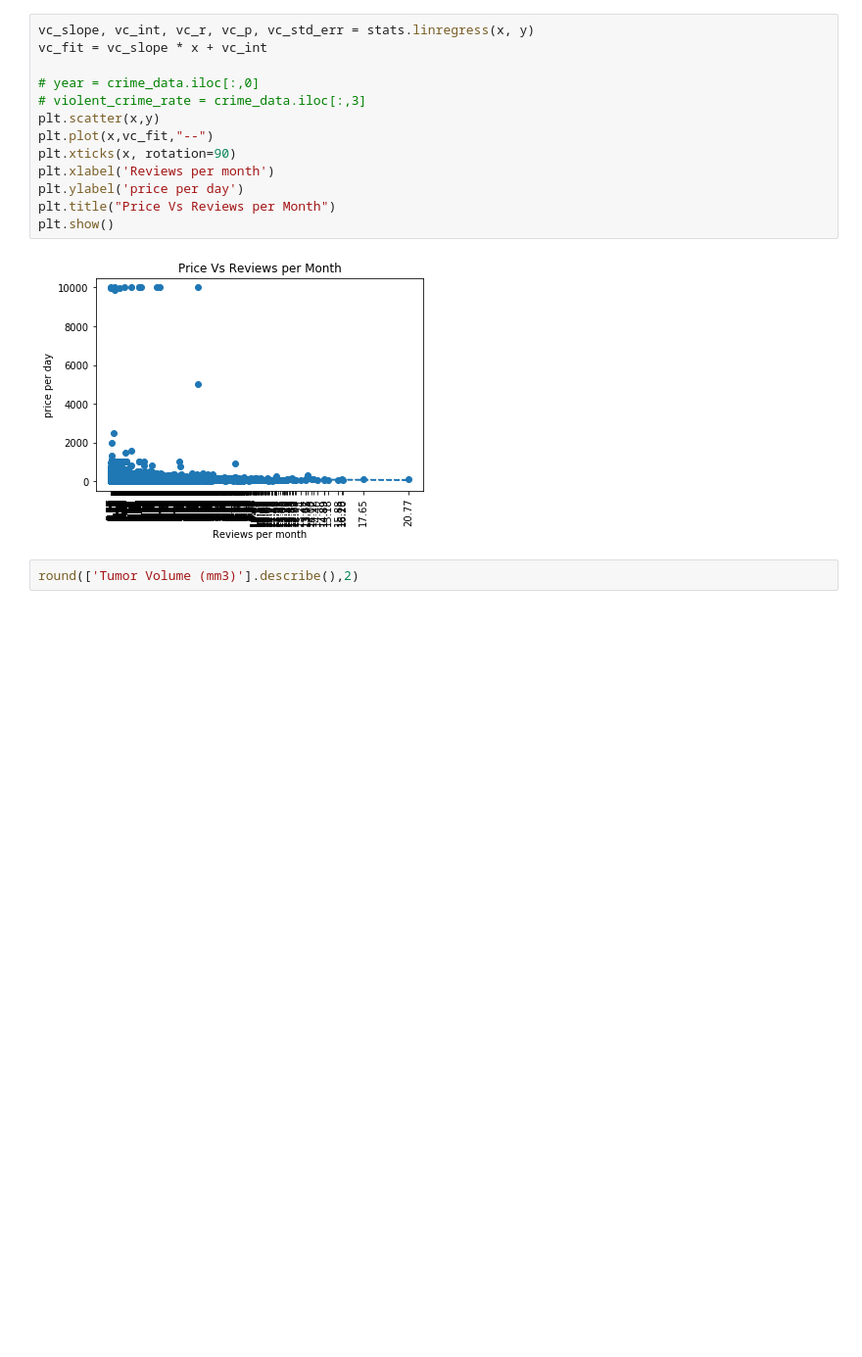
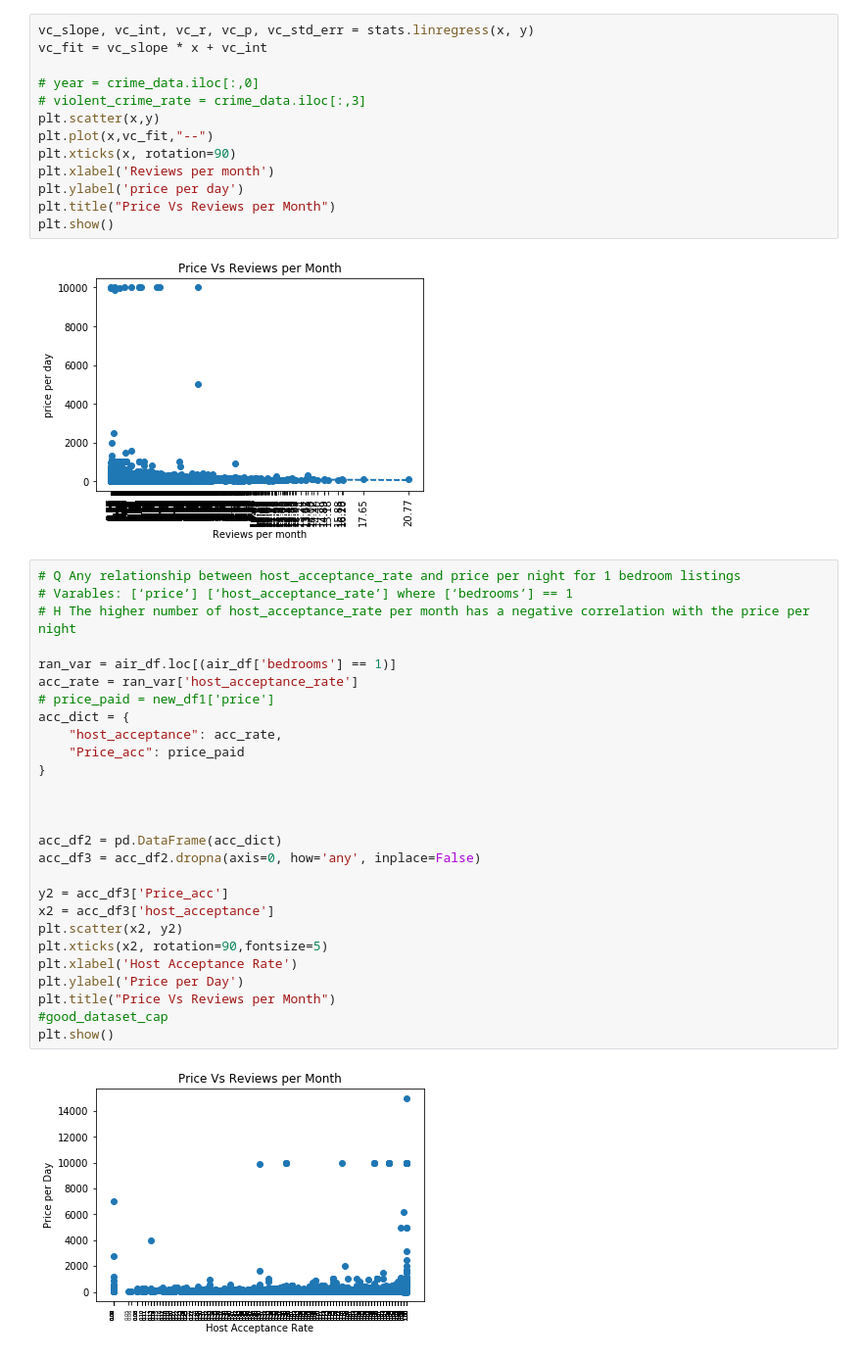
Before and after one commit to DerekTeed/project1_data, a Jupyter notebook: airbnbPy.ipynb, the cells around one changed output. Shown: that part at 98% size. Drawn from its saved outputs; the diff is of its cells as text; blank space fills up the shorter version.

```diff
--- a/airbnbPy.ipynb
+++ b/airbnbPy.ipynb
@@ -183,5 +169,32 @@ plt.title("Price Vs Reviews per Month")
 plt.show()
 # %% [output]
 [figure]
-# %%
-round(['Tumor Volume (mm3)'].describe(),2)
+# %%
+# Q Any relationship between host_acceptance_rate and price per night for 1 bedroom listings
+# Varables: [‘price’] [‘host_acceptance_rate’] where [‘bedrooms’] == 1
+# H The higher number of host_acceptance_rate per month has a negative correlation with the price per night
+
+ran_var = air_df.loc[(air_df['bedrooms'] == 1)]
+acc_rate = ran_var['host_acceptance_rate']
+# price_paid = new_df1['price']
+acc_dict = {
+    "host_acceptance": acc_rate,
+    "Price_acc": price_paid
+}
+
+
+
+acc_df2 = pd.DataFrame(acc_dict)
+acc_df3 = acc_df2.dropna(axis=0, how='any', inplace=False)
+
+y2 = acc_df3['Price_acc']
+x2 = acc_df3['host_acceptance']
+plt.scatter(x2, y2)
+plt.xticks(x2, rotation=90,fontsize=5)
+plt.xlabel('Host Acceptance Rate')
+plt.ylabel('Price per Day')
+plt.title("Price Vs Reviews per Month")
+#good_dataset_cap
+plt.show()
+# %% [output]
+[figure, added]
```
Also changed, not shown: parts of 8 cells of this notebook, 1 other file.
